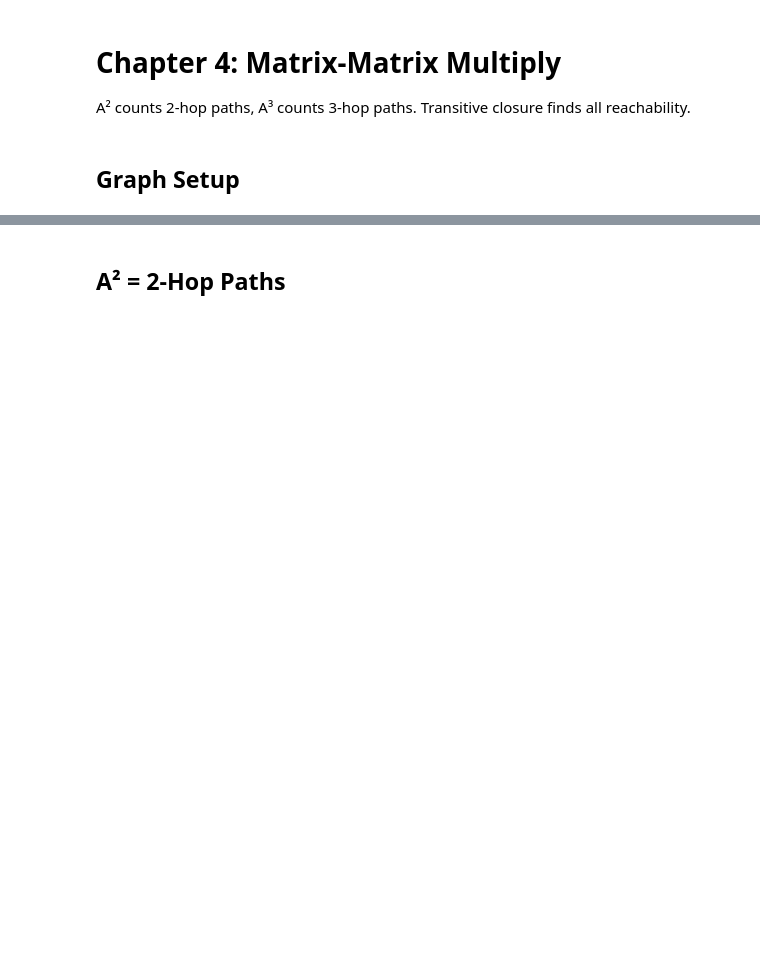
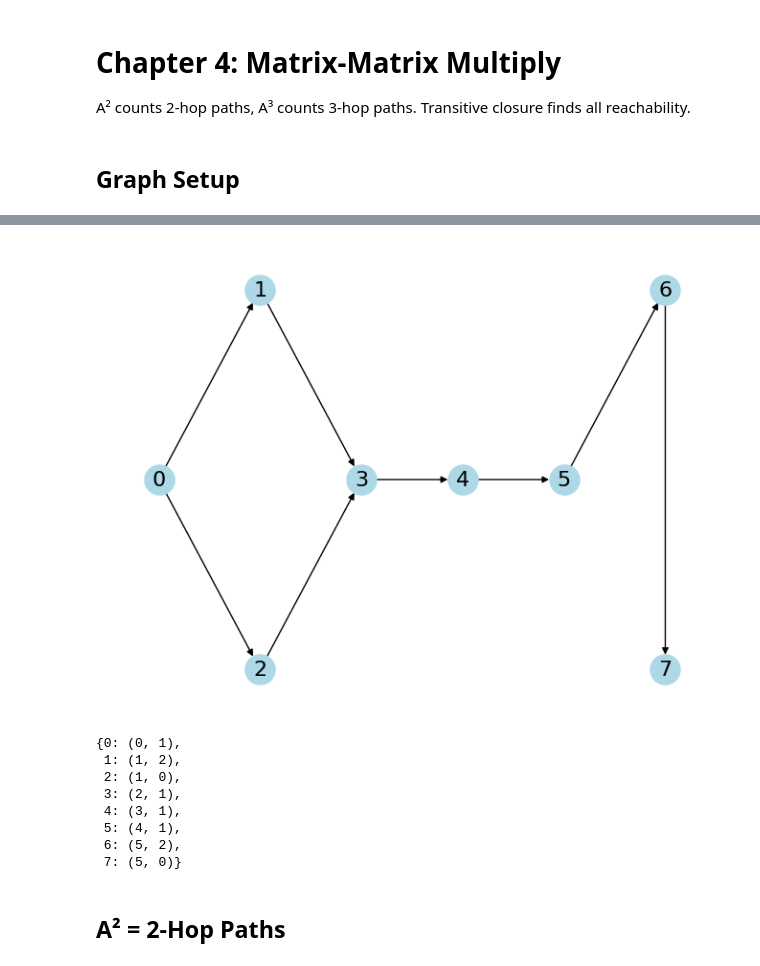
Before and after one commit to GraphBLAS/IllustratedGraphBLAS, a Jupyter notebook: notebooks/04_matrix_multiply.ipynb, the cells around one changed output, grey strips where cells are left out. Drawn from its saved outputs; the diff is of its cells as text; code cells hidden in the pictures; blank space fills up the shorter version.

```diff
--- a/notebooks/04_matrix_multiply.ipynb
+++ b/notebooks/04_matrix_multiply.ipynb
@@ -19,9 +23,17 @@ print(A)
 # %%
 G = nx.DiGraph(edges)
-pos = {0: (0,1), 1: (1,1), 2: (1,0), 3: (2,0)}
-nx.draw(G, pos, with_labels=True, node_color='lightblue',
-        node_size=500, font_size=16, arrows=True)
-plt.show()
+pos = {0: (0,1), 1: (1,2), 2: (1,0), 3: (2,1), 4: (3,1), 5: (4,1), 6: (5,2), 7: (5,0)}
+draw_graph(G, pos=pos)
+# %% [output]
+[figure, added]
+{0: (0, 1),
+ 1: (1, 2),
+ 2: (1, 0),
+ 3: (2, 1),
+ 4: (3, 1),
+ 5: (4, 1),
+ 6: (5, 2),
+ 7: (5, 0)}
 # %% [markdown]
 ## A² = 2-Hop Paths
 # %%
```
Also changed, not shown: parts of 7 cells of this notebook, 10 other files.
